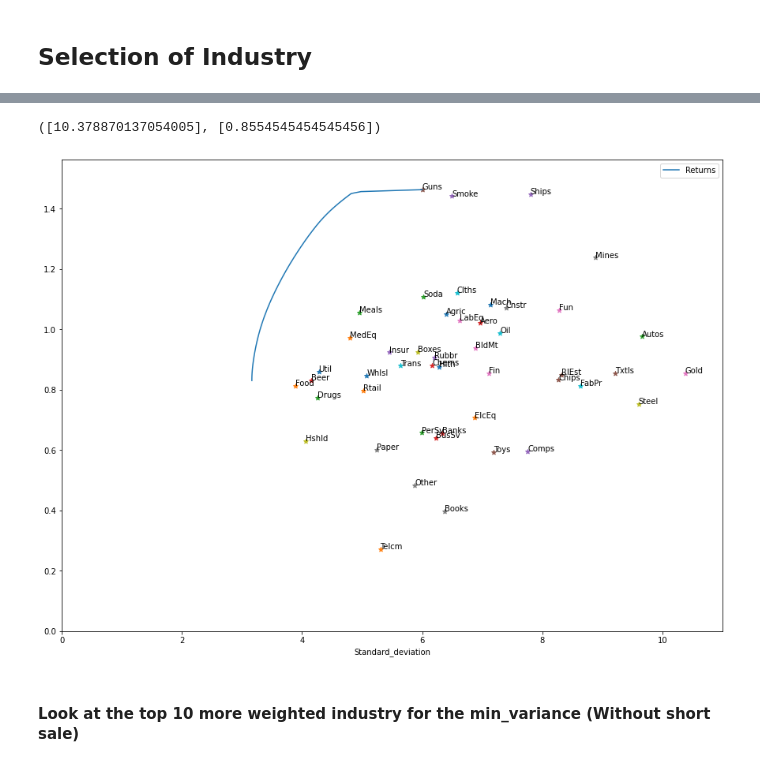
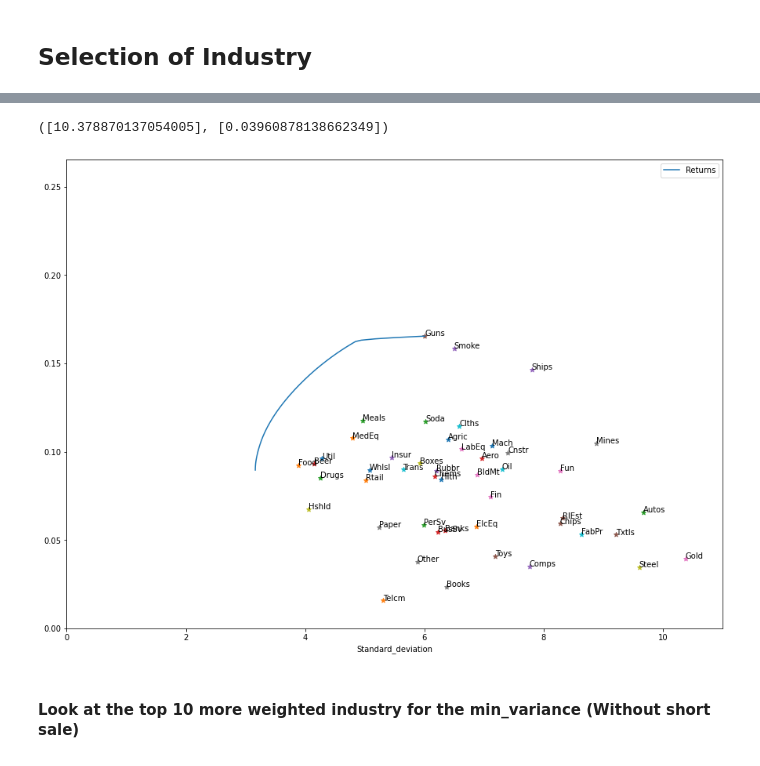
Before and after one commit to Damnsky100/Portfolio, a Jupyter notebook: Assignment_TP1.ipynb, the cells around one changed output, grey strips where cells are left out. Saved outputs shown, nothing was run; the diff lists cells and outputs as text; code cells hidden in the pictures.

```diff
--- a/Assignment_TP1.ipynb
+++ b/Assignment_TP1.ipynb
@@ -64,27 +64,27 @@ sharpe_ratio(Data/100, Expected_Risk_free/100, 12).sort_values().plot.bar(title=
 # %%
-ret_ind = Data.mean()
+ret_ind = annualize_rets(Data/100, 12)
 
 Efficient_frontiere_result = Ptf_target_optimization(ret_ind, cov, 100, bounds = (0, 1))
 
 
 plt=Efficient_frontiere_result['Efficient_frontiere']['Returns'].plot(kind='line',figsize=(15,11),
                                                                     xlim = [0,
                                                                               max(Efficient_frontiere_result['Efficient_frontiere'].index)+5],
                                                                     ylim = [0,
                                                                             max(Efficient_frontiere_result['Efficient_frontiere']['Returns'])+0.1])
 
 
 for i in ret_ind.index :
     plt.scatter([np.sqrt(cov[i][i])],[ret_ind[i]], marker='*')
     plt.annotate(i,(np.sqrt(cov[i][i]),ret_ind[i]))
 
 
 plt.legend(bbox_to_anchor=(1.0, 1.0))
 plt.plot()
 [np.sqrt(cov["Gold"]["Gold"])],[ret_ind["Gold"]]
 # %% [output]
-([10.378870137054005], [0.8554545454545456])
+([10.378870137054005], [0.03960878138662349])
-[figure, old version]
+[figure, new version]
 # %% [markdown]
 #### Look at the top 10 more weighted industry for the min_variance (Without short sale)
 # %%
```
Also changed, not shown: parts of 13 cells of this notebook, 2 other files.
